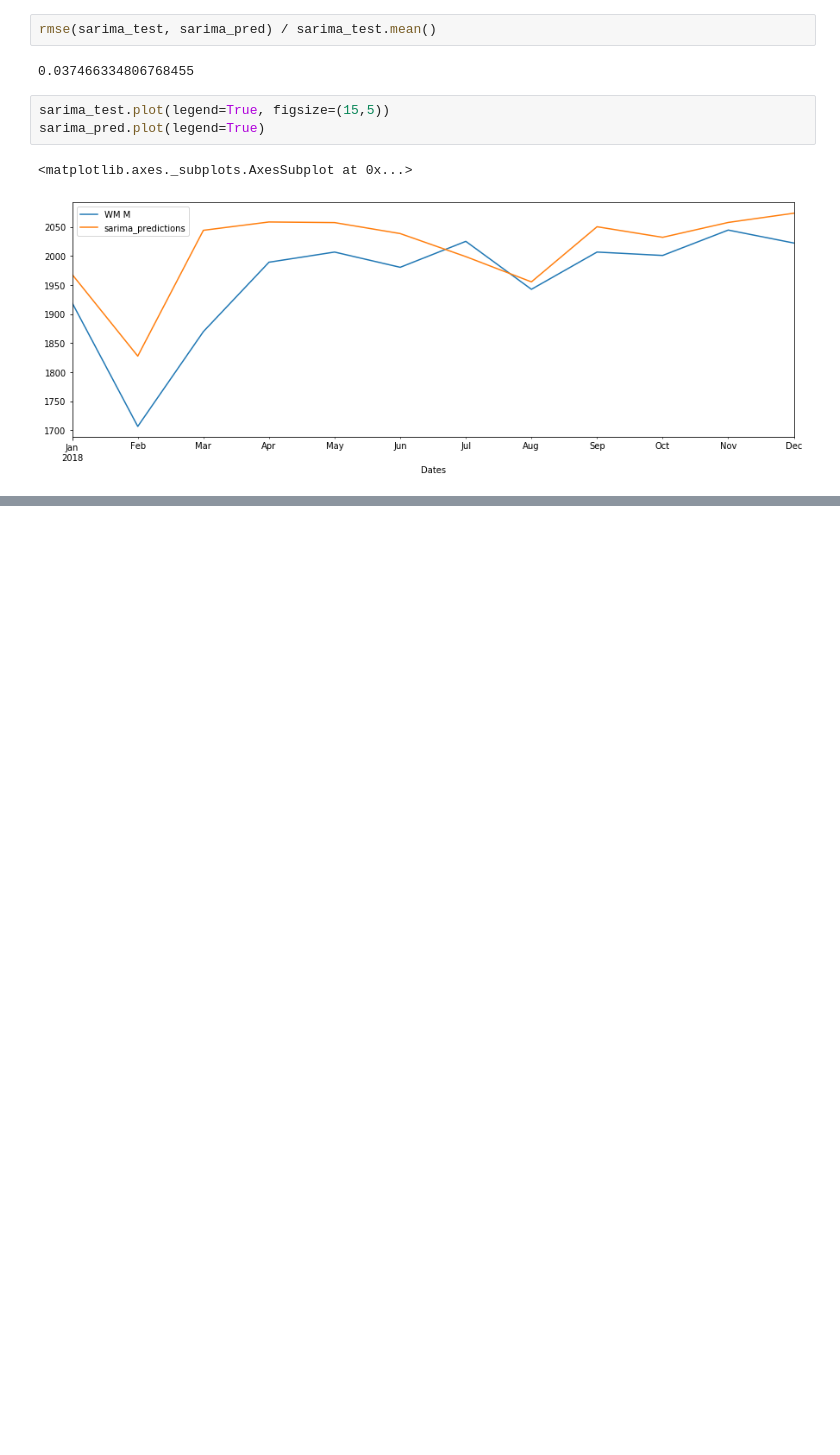
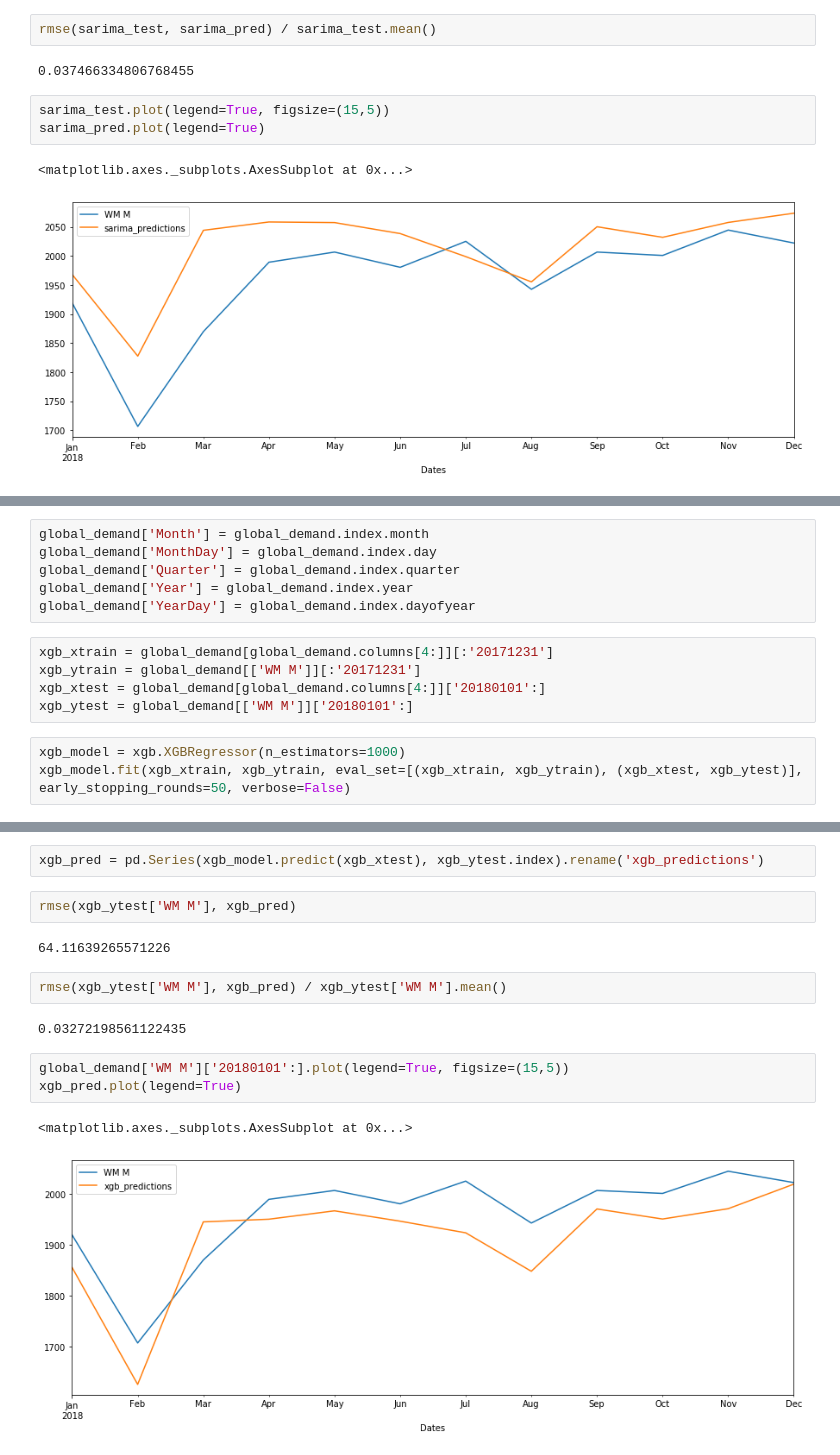
Before and after one commit to rfow/notebooks, a Jupyter notebook: Demand Forecast.ipynb, the cells around one changed output, grey strips where cells are left out. Saved outputs shown, nothing was run; the diff lists cells and outputs as text; blank space fills up the shorter version.

```diff
--- a/Demand Forecast.ipynb
+++ b/Demand Forecast.ipynb
@@ -157,0 +168,14 @@ Not bad, but definite room for improvement. As might be expected, Q1 predictions
+# %%
+global_demand['Month'] = global_demand.index.month
+global_demand['MonthDay'] = global_demand.index.day
+global_demand['Quarter'] = global_demand.index.quarter
+global_demand['Year'] = global_demand.index.year
+global_demand['YearDay'] = global_demand.index.dayofyear
+# %%
+xgb_xtrain = global_demand[global_demand.columns[4:]][:'20171231']
+xgb_ytrain = global_demand[['WM M']][:'20171231']
+xgb_xtest = global_demand[global_demand.columns[4:]]['20180101':]
+xgb_ytest = global_demand[['WM M']]['20180101':]
+# %%
+xgb_model = xgb.XGBRegressor(n_estimators=1000)
+xgb_model.fit(xgb_xtrain, xgb_ytrain, eval_set=[(xgb_xtrain, xgb_ytrain), (xgb_xtest, xgb_ytest)], early_stopping_rounds=50, verbose=False)
@@ -157,0 +191,16 @@ Not bad, but definite room for improvement. As might be expected, Q1 predictions
+# %%
+xgb_pred = pd.Series(xgb_model.predict(xgb_xtest), xgb_ytest.index).rename('xgb_predictions')
+# %%
+rmse(xgb_ytest['WM M'], xgb_pred)
+# %% [output]
+64.11639265571226
+# %%
+rmse(xgb_ytest['WM M'], xgb_pred) / xgb_ytest['WM M'].mean()
+# %% [output]
+0.03272198561122435
+# %%
+global_demand['WM M']['20180101':].plot(legend=True, figsize=(15,5))
+xgb_pred.plot(legend=True)
+# %% [output]
+<matplotlib.axes._subplots.AxesSubplot at 0x...>
+[figure, added]
```
Also changed, not shown: parts of 11 cells of this notebook.
